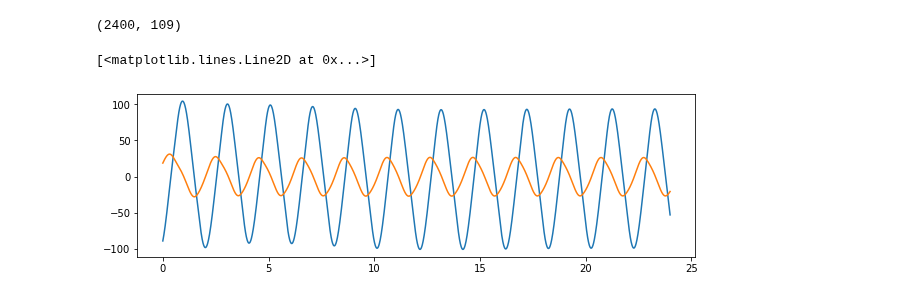
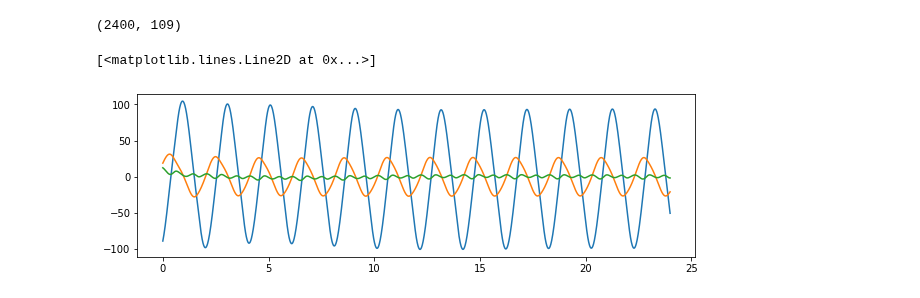
Before and after one commit to sjonany/c-elegans-interactome-analysis, a Jupyter notebook: milestone_oscillation.ipynb, the cells around one changed output. Cells and saved outputs as stored; diff of their text form; code cells hidden in the pictures.

```diff
--- a/milestone_oscillation.ipynb
+++ b/milestone_oscillation.ipynb
@@ -37,15 +39,17 @@ fwd_motor_dynamics.shape
 # %%
 from sklearn.decomposition import PCA
 # Perform mean-centering before PCA
 X = fwd_motor_dynamics - fwd_motor_dynamics.mean(axis= 0)
 
-pca = PCA(n_components=2)
+pca = PCA(n_components=4)
 projected_X = pca.fit_transform(X)
 num_timesteps = fwd_motor_dynamics.shape[0]
 times = np.arange(0, num_timesteps * 0.01 , 0.01)
 fig, ax = plt.subplots(nrows=1, ncols=1, figsize=(10, 3))
 ax.plot(times, projected_X[:,0])
 ax.plot(times, projected_X[:,1])
+ax.plot(times, projected_X[:,2])
+#ax.plot(times, projected_X[:,3])
 # %% [output]
 [<matplotlib.lines.Line2D at 0x...>]
-[figure, old version]
+[figure, new version]
```
Also changed, not shown: parts of 3 cells of this notebook, 8 other files.
